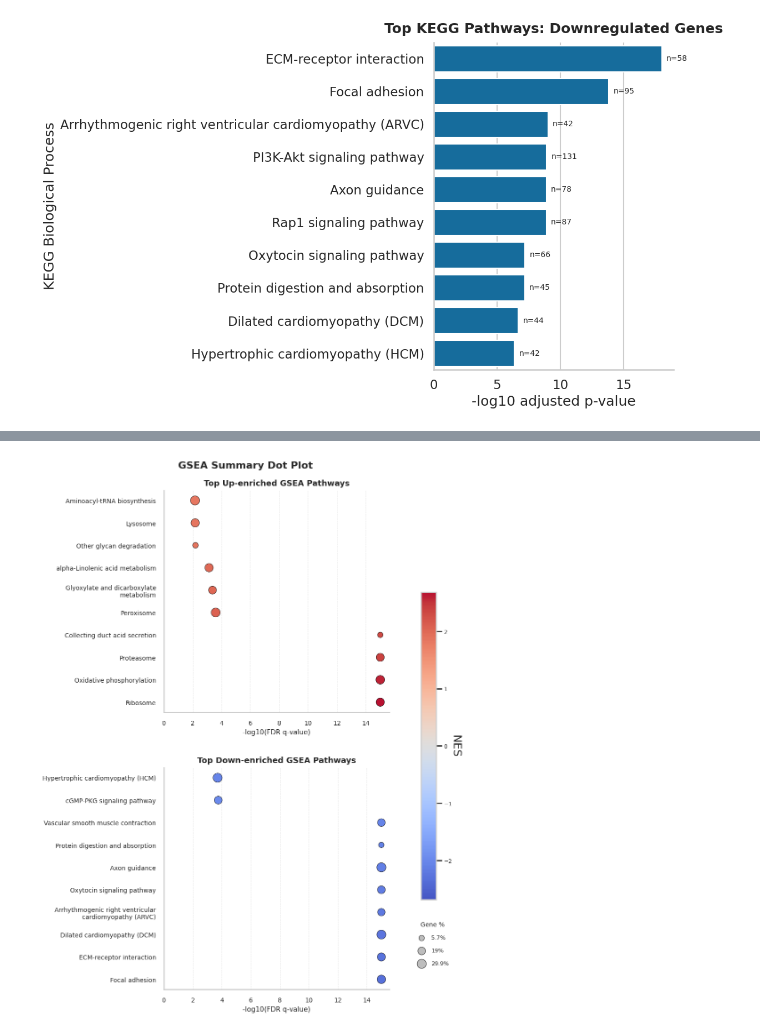
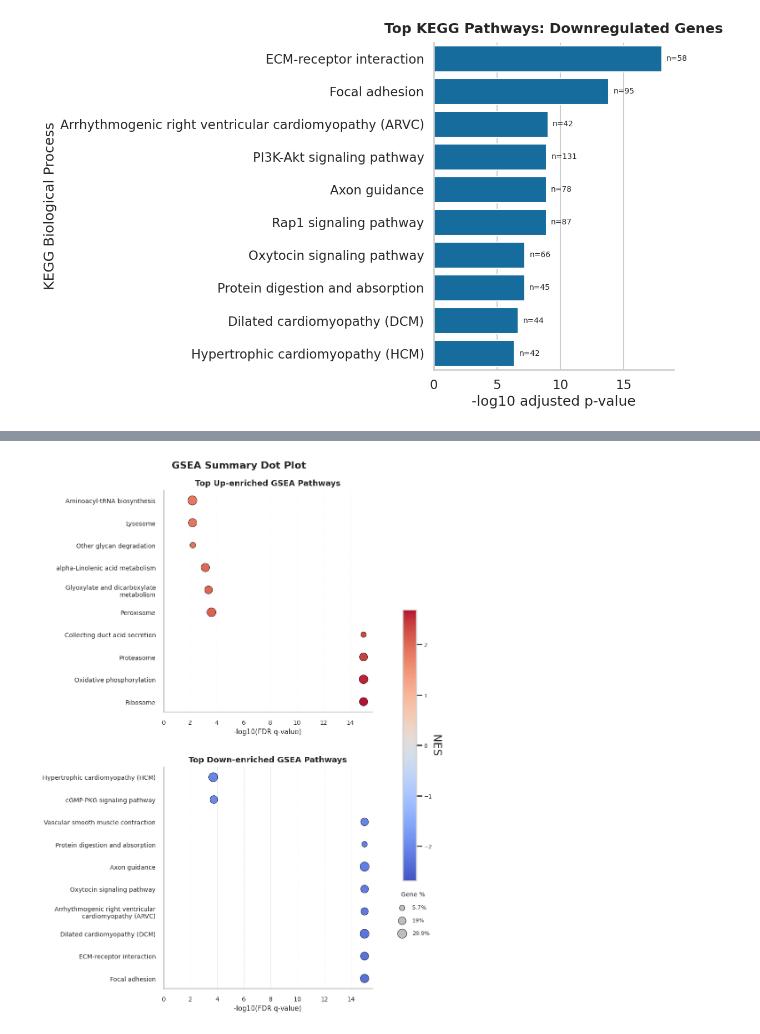
Before and after one commit to RongMonica/RNAseq_pipeline, a Jupyter notebook: scripts/05_functional_enrichment.ipynb, the cells around one changed output, grey strips where cells are left out. Saved outputs shown, nothing was run; the diff lists cells and outputs as text; code cells hidden in the pictures.

Commit message:
Adjust dot plot legend placement

```diff
--- a/scripts/05_functional_enrichment.ipynb
+++ b/scripts/05_functional_enrichment.ipynb
@@ -305,7 +305,7 @@ def plot_gsea_dotplot(panel_data, output_path, min_size=80, max_size=220):
 
     total_terms = sum(len(df) for _, df in panel_data)
     fig_height = max(6.0, 0.46 * total_terms + 2.0 * len(panel_data))
-    fig, axes = plt.subplots(len(panel_data), 1, figsize=(10.8, fig_height), squeeze=False)
+    fig, axes = plt.subplots(len(panel_data), 1, figsize=(10, fig_height), squeeze=False)
     axes = axes.flatten()
 
     nes_limit = max(df["NES"].abs().max() for _, df in panel_data)
@@ -341,7 +341,7 @@ def plot_gsea_dotplot(panel_data, output_path, min_size=80, max_size=220):
         ax.tick_params(axis="x", labelsize=10)
         ax.tick_params(axis="y", labelsize=10)
 
-    cbar = fig.colorbar(scatter, ax=axes, pad=0.05, fraction=0.045, shrink=0.68)
+    cbar = fig.colorbar(scatter, ax=axes, pad=0.01, fraction=0.04, shrink=0.60)
     cbar.set_label("NES", rotation=270, labelpad=14)
     cbar.ax.tick_params(labelsize=9)
 
@@ -352,36 +352,36 @@ def plot_gsea_dotplot(panel_data, output_path, min_size=80, max_size=220):
         handles=legend_handles,
         title="Gene %",
         loc="upper left",
-        bbox_to_anchor=(0.85, 0.20),
+        bbox_to_anchor=(0.85, 0.25),
         frameon=False,
         ncol=1,
         fontsize=9,
         title_fontsize=10,
         labelspacing=1.3,
         handletextpad=0.8,
         borderaxespad=0.0
     )
 
     fig.suptitle("GSEA Summary Dot Plot", fontsize=16, fontweight="bold", y=0.98)
 
     fig.subplots_adjust(left=0.33, right=0.80, top=0.93, bottom=0.08, hspace=0.25)
 
     fig.savefig(output_path, dpi=300, bbox_inches="tight")
     plt.show()
 
 # Prepare data and plot GSEA dotplot
 gsea_up_df, gsea_down_df = prepare_gsea_plot_dfs(gsea_df)
 panel_data = []
 if not gsea_up_df.empty:
     panel_data.append(("Top Up-enriched GSEA Pathways", gsea_up_df))
 if not gsea_down_df.empty:
     panel_data.append(("Top Down-enriched GSEA Pathways", gsea_down_df))
 
 plot_gsea_dotplot(
     panel_data,
     gsea_output_dir / "GSE60450_GSEA_summary_dotplot.png",
     min_size=80,
     max_size=220,
 )
 # %% [output]
-[figure, old version]
+[figure, new version]
```
Also changed, not shown: 1 other file.
